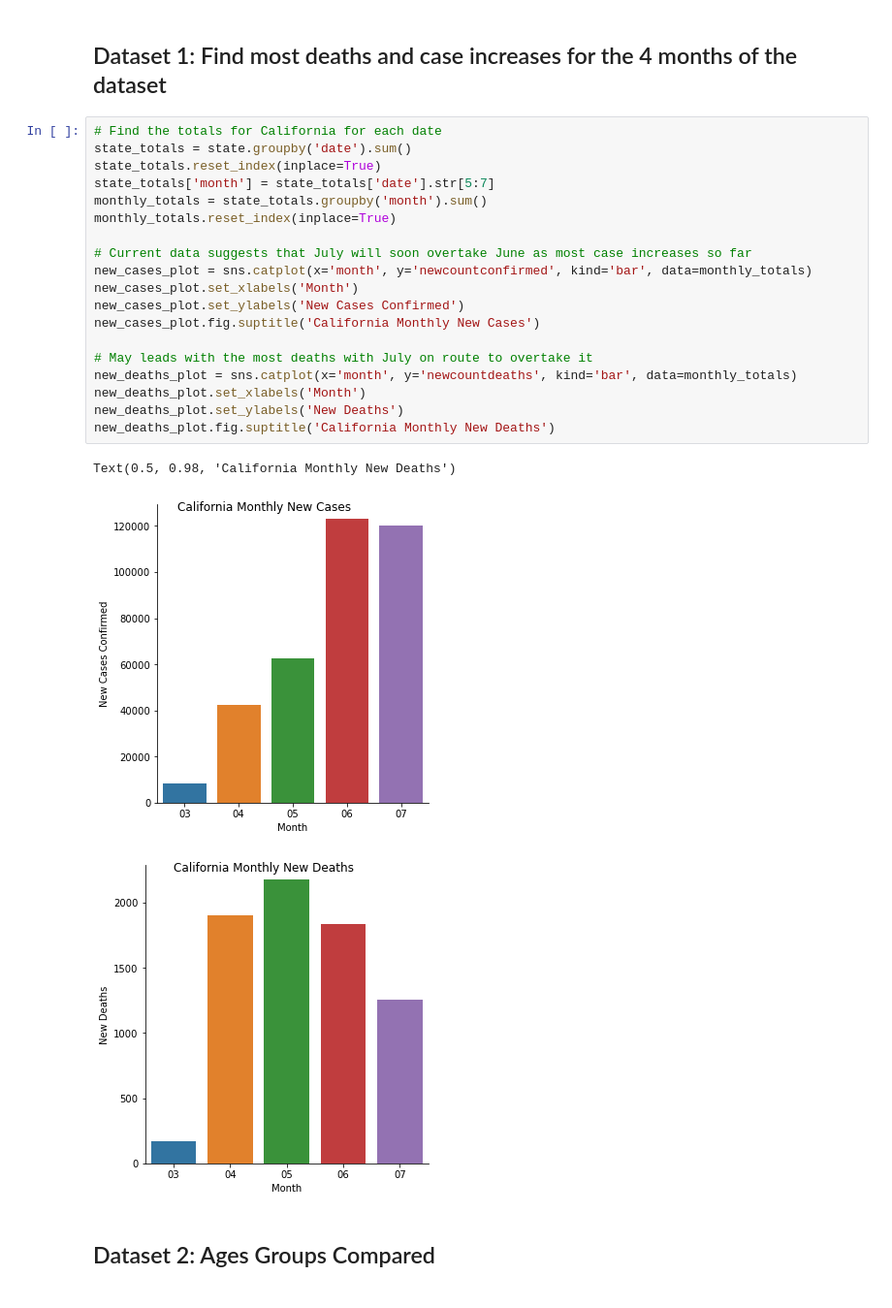
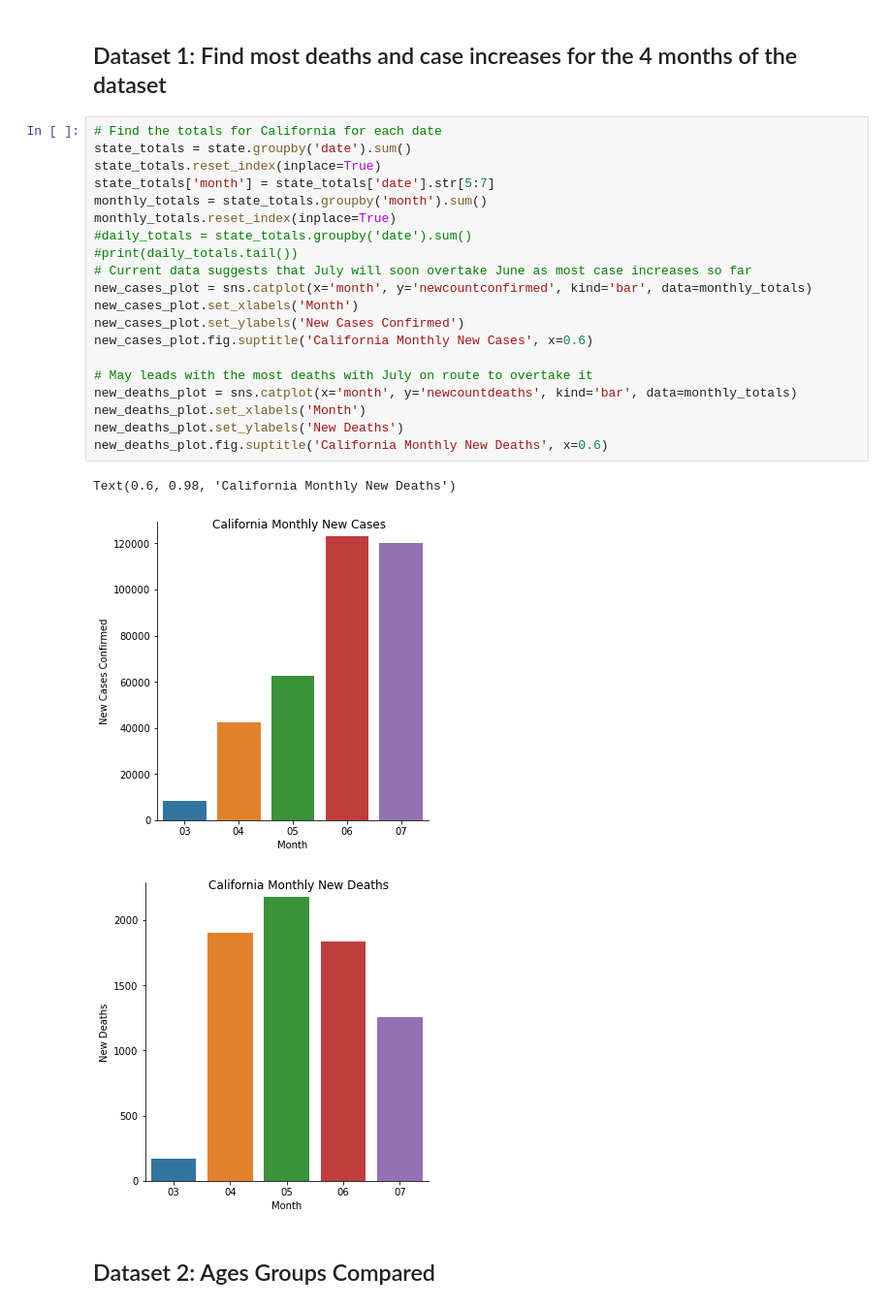
Before and after one commit to dennistrinh/covid, a Jupyter notebook: covid_data.ipynb, the cells around one changed output. Shown at 97% size. Drawn from its saved outputs; the diff is of its cells as text.

```diff
--- a/covid_data.ipynb
+++ b/covid_data.ipynb
@@ -23,26 +23,27 @@ state = pd.read_csv('.\csv_files\\' + files[3])
 # %%
 # Find the totals for California for each date
 state_totals = state.groupby('date').sum()
 state_totals.reset_index(inplace=True)
 state_totals['month'] = state_totals['date'].str[5:7]
 monthly_totals = state_totals.groupby('month').sum()
 monthly_totals.reset_index(inplace=True)
-
+#daily_totals = state_totals.groupby('date').sum()
+#print(daily_totals.tail())
 # Current data suggests that July will soon overtake June as most case increases so far
 new_cases_plot = sns.catplot(x='month', y='newcountconfirmed', kind='bar', data=monthly_totals)
 new_cases_plot.set_xlabels('Month')
 new_cases_plot.set_ylabels('New Cases Confirmed')
-new_cases_plot.fig.suptitle('California Monthly New Cases')
+new_cases_plot.fig.suptitle('California Monthly New Cases', x=0.6)
 
 # May leads with the most deaths with July on route to overtake it
 new_deaths_plot = sns.catplot(x='month', y='newcountdeaths', kind='bar', data=monthly_totals)
 new_deaths_plot.set_xlabels('Month')
 new_deaths_plot.set_ylabels('New Deaths')
-new_deaths_plot.fig.suptitle('California Monthly New Deaths')
+new_deaths_plot.fig.suptitle('California Monthly New Deaths', x=0.6)
 # %% [output]
-Text(0.5, 0.98, 'California Monthly New Deaths')
+Text(0.6, 0.98, 'California Monthly New Deaths')
-[figure, old version]
+[figure, new version]
-[figure, old version]
+[figure, new version]
 # %% [markdown]
 ## Dataset 2: Ages Groups Compared
 # %%
```
Also changed, not shown: parts of 7 cells of this notebook, 1 other file.
